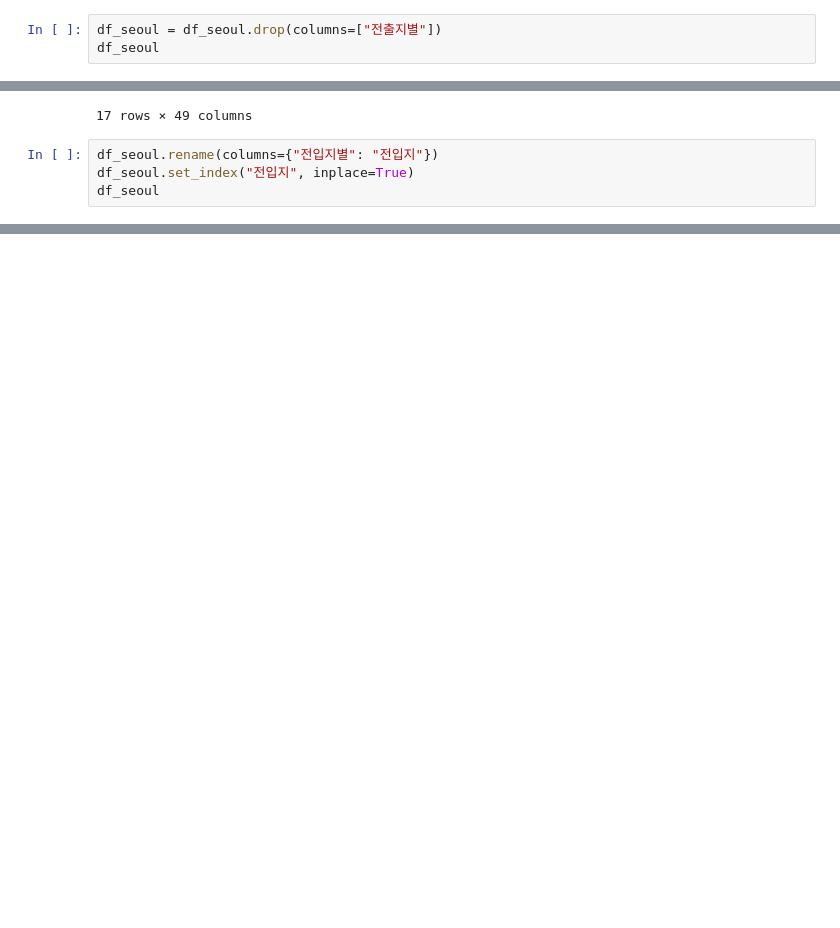
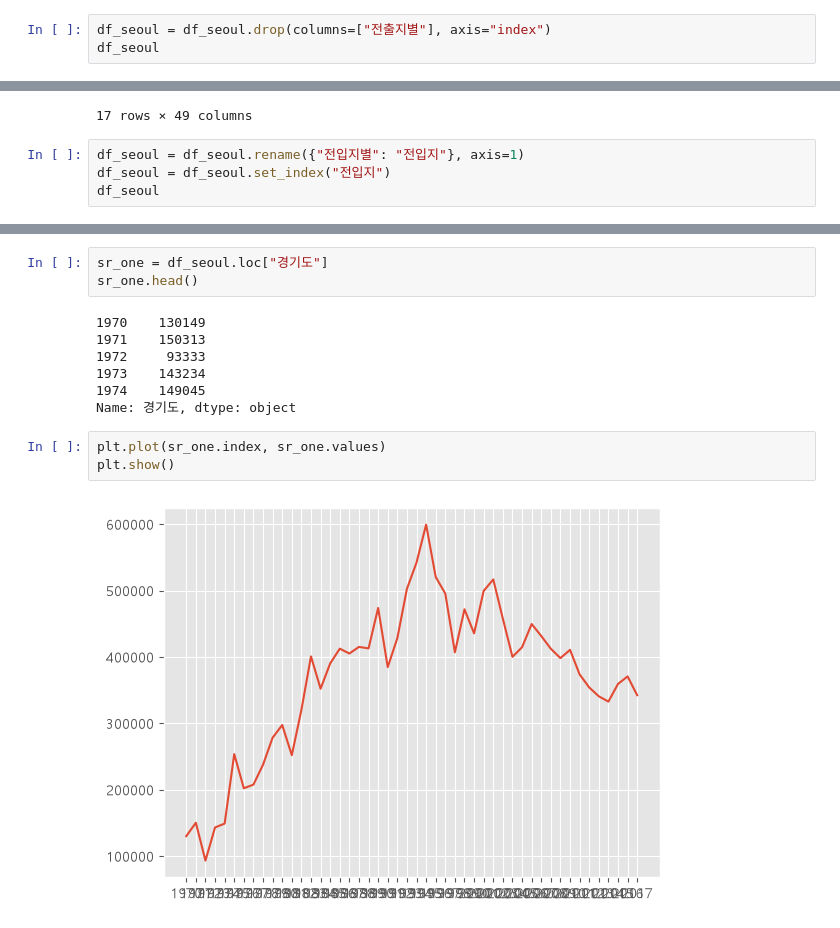
Before and after one commit to Youngchan0503/18_data_analytics, a Jupyter notebook: 01_Matplotlib.ipynb, the cells around one changed output, grey strips where cells are left out. Saved outputs shown, nothing was run; the diff lists cells and outputs as text; blank space fills up the shorter version.

```diff
--- a/01_Matplotlib.ipynb
+++ b/01_Matplotlib.ipynb
@@ -75,7 +75,7 @@ df_seoul
 | 36 | 서울특별시 | 제주특별자치도 | 1039 | 1325 | 1617 | 2456 | 2261 | 3440 | 3623 | 3551 | ... | ... |
 17 rows × 50 columns
 # %%
-df_seoul = df_seoul.drop(columns=["전출지별"])
+df_seoul = df_seoul.drop(columns=["전출지별"], axis="index")
 df_seoul
 # %% [output]
 |  | 전입지별 | 1970 | 1971 | 1972 | 1973 | 1974 | 1975 | 1976 | 1977 | 1978 | ... | ... |
@@ -98,7 +98,7 @@ df_seoul
 | 36 | 제주특별자치도 | 1039 | 1325 | 1617 | 2456 | 2261 | 3440 | 3623 | 3551 | 3937 | ... | ... |
 17 rows × 49 columns
 # %%
-df_seoul.rename(columns={"전입지별": "전입지"})
-df_seoul.set_index("전입지", inplace=True)
+df_seoul = df_seoul.rename({"전입지별": "전입지"}, axis=1)
+df_seoul = df_seoul.set_index("전입지")
 df_seoul
 # %% [output]
@@ -105,0 +125,15 @@ KeyError: "None of ['전입지별'] are in the columns"
+# %%
+sr_one = df_seoul.loc["경기도"]
+sr_one.head()
+# %% [output]
+1970    130149
+1971    150313
+1972     93333
+1973    143234
+1974    149045
+Name: 경기도, dtype: object
+# %%
+plt.plot(sr_one.index, sr_one.values)
+plt.show()
+# %% [output]
+[figure, added]
```
Also changed, not shown: parts of 31 cells of this notebook, 2 other files.
